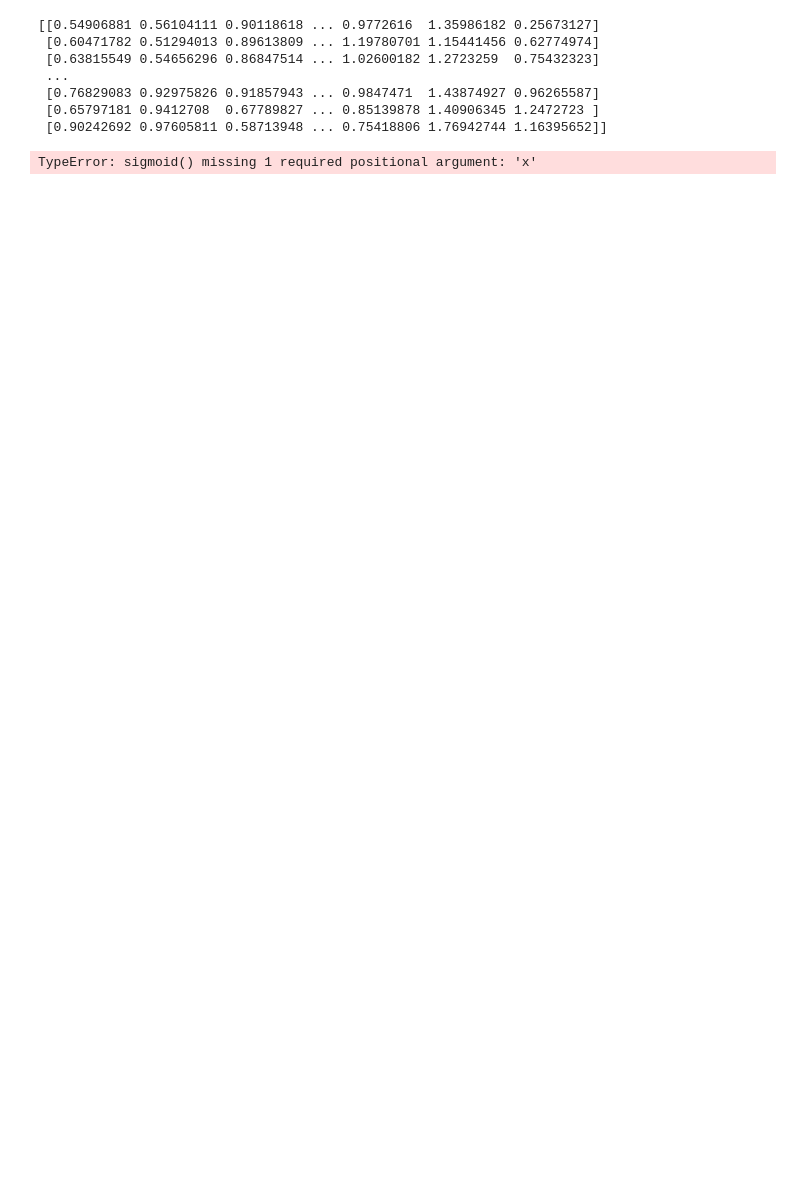
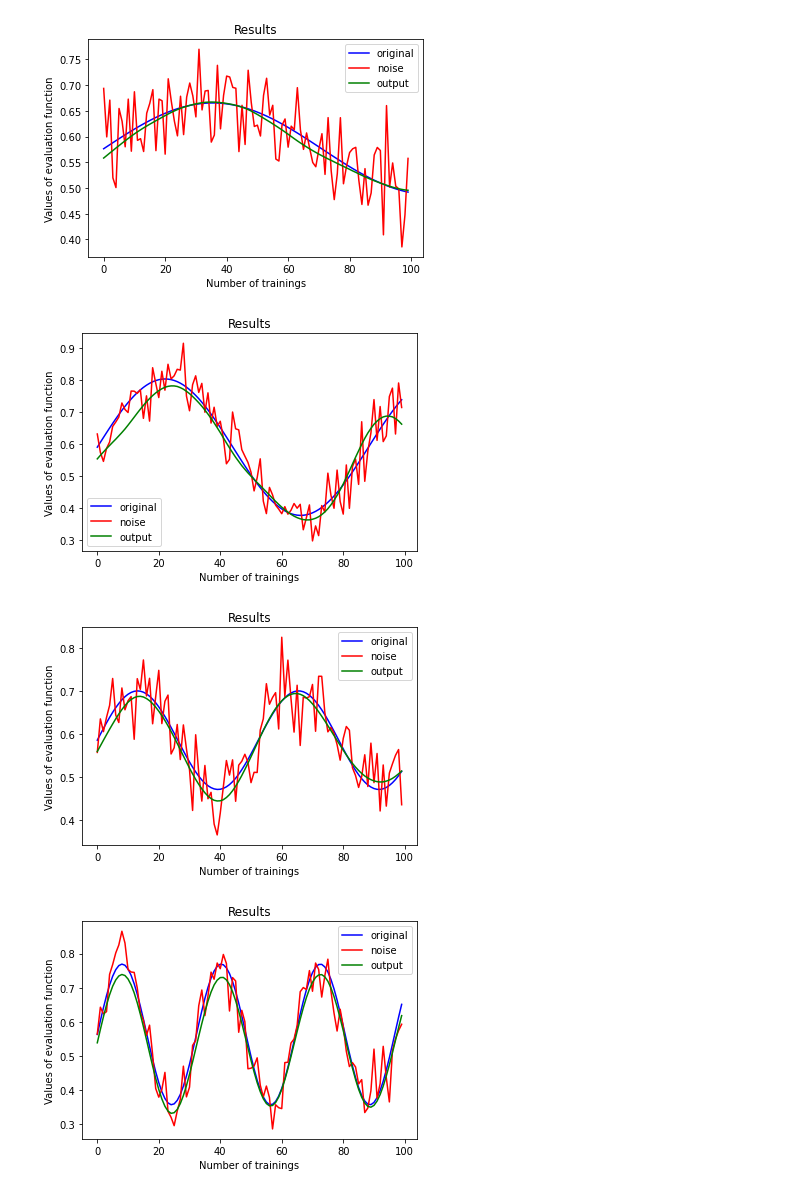
Before and after one commit to rrrrind/denoising-autoencoder, a Jupyter notebook: src/main.ipynb, the cells around one changed output. Saved outputs shown, nothing was run; the diff lists cells and outputs as text; code cells hidden in the pictures; blank space fills up the shorter version.

```diff
--- a/src/main.ipynb
+++ b/src/main.ipynb
@@ -3,26 +0,0 @@
-# %%
-import numpy as np
-
-class Wave(object):
-    def __init__(self,data_num,wave_len=200,noise_power=0.5):
-        self.wave_len = wave_len
-        self.data_num = data_num
-        self.noise_power = noise_power
-
-        self.interval = np.arange(0,1,1/self.wave_len)
-
-    def generate(self):
-        # オリジナルの波形
-        xorg = np.zeros((self.wave_len,self.data_num))
-        # ノイズ込みの波形
-        xnois = np.zeros((self.wave_len,self.data_num))
-
-        for i in range(self.data_num):
-            Ampl = np.random.rand()
-            freq = 20 * np.random.rand() + 10
-            norm = np.random.rand()
-
-            xorg[:,i] = Ampl * np.sin(freq * self.interval) + norm
-            xnois[:,i] = xorg[:,i] + self.noise_power * np.random.rand(self.wave_len)
-
-        return xorg, xnois
@@ -166,37 +65,16 @@ class GradientDescent(object):
-# %%
-from tqdm import tqdm
-
-import numpy as np
-from dataset import Wave
-
-from model import DAEModel
-from loss import LeastSquaresError
-from optim import GradientDescent
-
-def train():
-    training_wave = Wave(100,200)
-    test_wave = Wave(10,200)
-
-    tr_org, tr_nois = training_wave.generate()
-    te_org, te_nois = test_wave.generate()
-
-    model = DAEModel([200,120,200])
-    loss_func = LeastSquaresError()
-    optim = GradientDescent(model,200)
-
-    for i in tqdm(range(10)):
-        middles, outputs = model.forward(tr_nois)
-        L = loss_func.calc_loss(outputs,tr_org)
-        print(L)
-        optim.update(tr_nois,middles,outputs,tr_org,lr=0.01)
-
-train()
-# %% [output]
-[[0.54906881 0.56104111 0.90118618 ... 0.9772616  1.35986182 0.25673127]
- [0.60471782 0.51294013 0.89613809 ... 1.19780701 1.15441456 0.62774974]
- [0.63815549 0.54656296 0.86847514 ... 1.02600182 1.2723259  0.75432323]
- ...
- [0.76829083 0.92975826 0.91857943 ... 0.9847471  1.43874927 0.96265587]
- [0.65797181 0.9412708  0.67789827 ... 0.85139878 1.40906345 1.2472723 ]
- [0.90242692 0.97605811 0.58713948 ... 0.75418806 1.76942744 1.16395652]]
-TypeError: sigmoid() missing 1 required positional argument: 'x'
+# %%
+for num in range(len(te_org[0])):
+    plt.figure()
+    plt.plot(te_org[:,num],color="blue",label="original")
+    plt.plot(te_nois[:,num],color="red",label="noise")
+    plt.plot(test_outputs[:,num],color="green",label="output")
+    plt.title('Results')
+    plt.xlabel('Number of trainings')
+    plt.ylabel('Values of evaluation function')
+    plt.legend()
+    plt.savefig('result/figure{}.png'.format(num))
+# %% [output]
+[figure, added]
+[figure, added]
+[figure, added]
+[figure, added]
```
Also changed, not shown: parts of 18 cells of this notebook, 4 other files.
